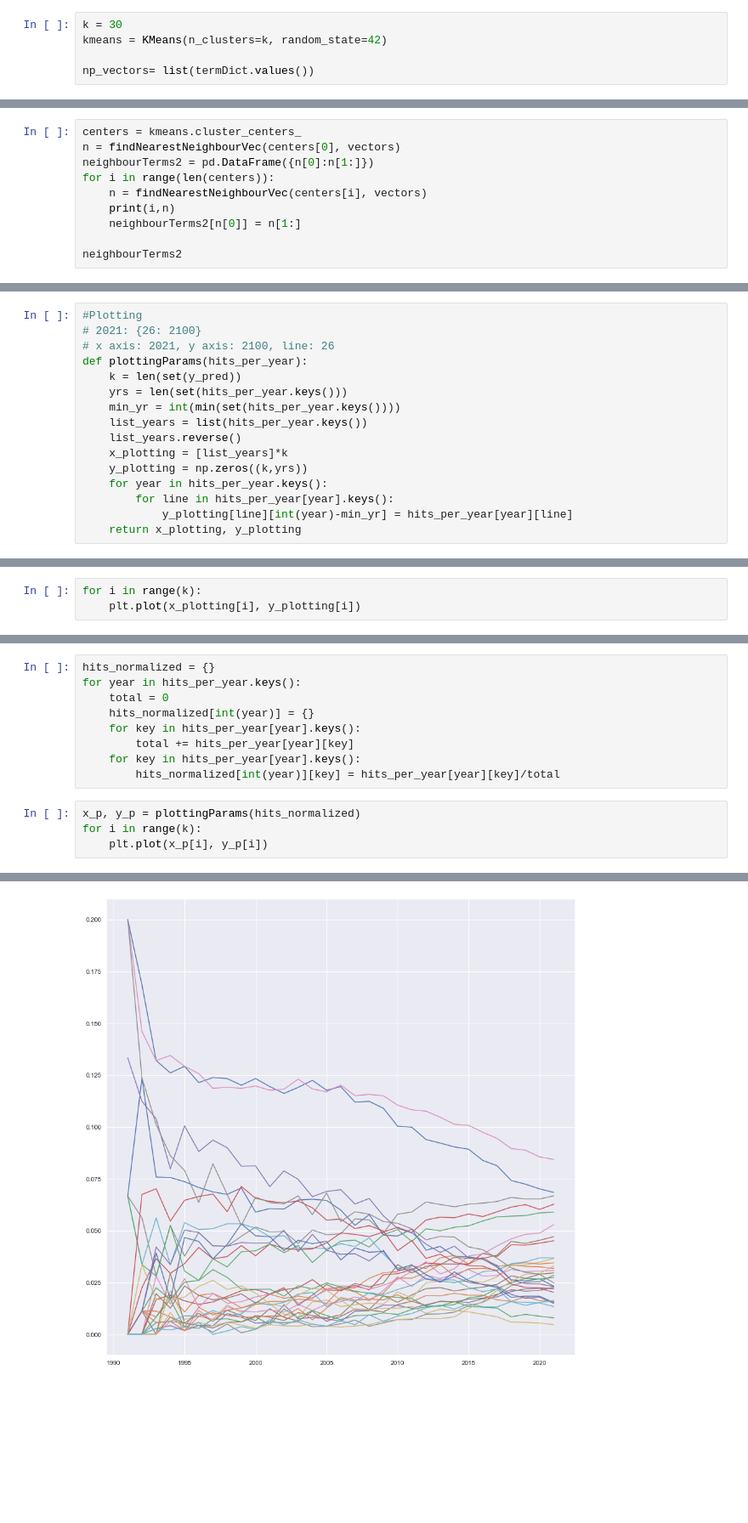
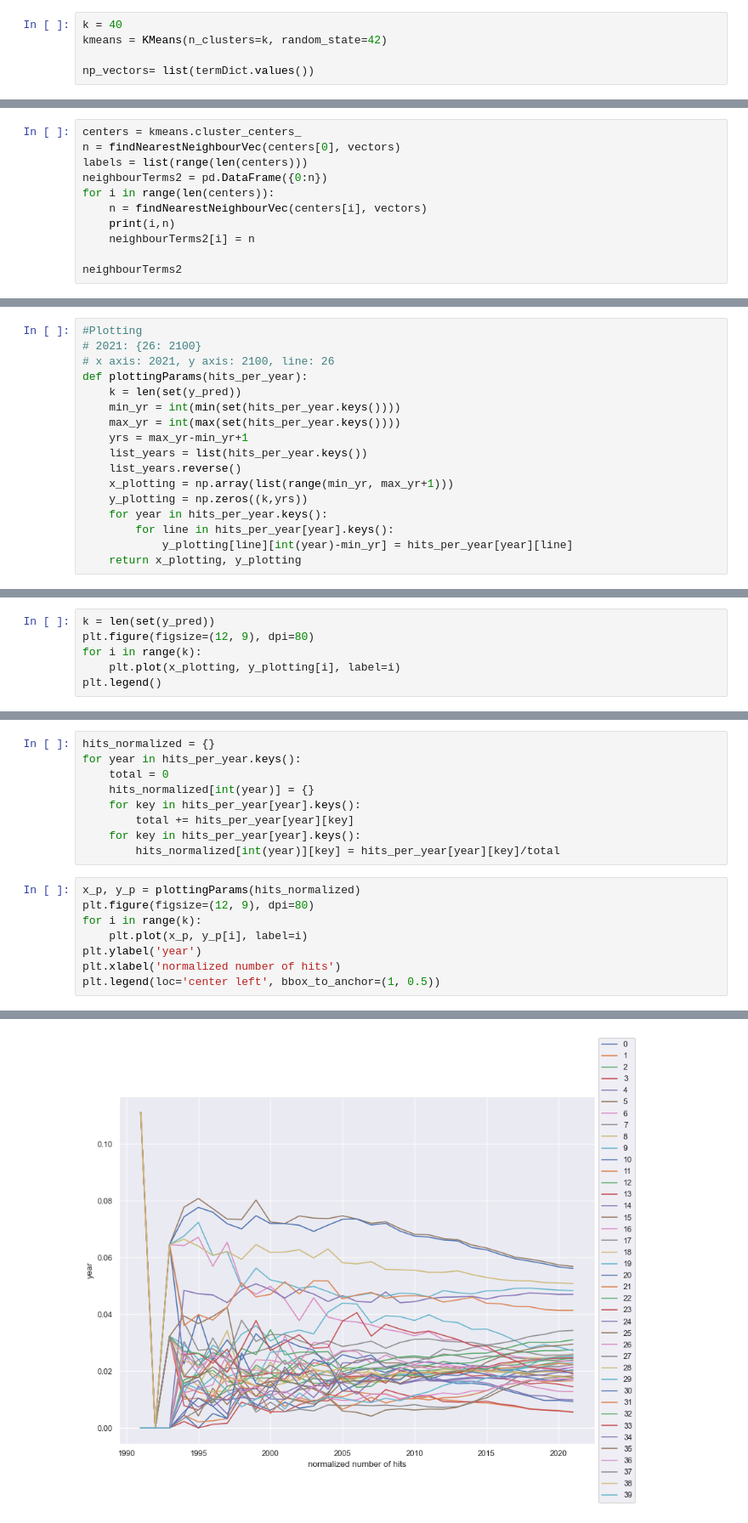
Before and after one commit to mijovicmia/4YP, a Jupyter notebook: Work/work w7.ipynb, the cells around one changed output, grey strips where cells are left out. Shown at 85% size. Saved outputs shown, nothing was run; the diff lists cells and outputs as text; blank space fills up the shorter version.

```diff
--- a/Work/work w7.ipynb
+++ b/Work/work w7.ipynb
@@ -549,7 +542,7 @@ from sklearn.pipeline import Pipeline
 from scipy.spatial.distance import cdist
 from sklearn import metrics
 # %%
-k = 30
+k = 40
 kmeans = KMeans(n_clusters=k, random_state=42)
 
 np_vectors= list(termDict.values())
@@ -613,11 +609,12 @@ def findNearestNeighbourVec(term_vec, vectors):
 # %%
 centers = kmeans.cluster_centers_
 n = findNearestNeighbourVec(centers[0], vectors)
-neighbourTerms2 = pd.DataFrame({n[0]:n[1:]})
+labels = list(range(len(centers)))
+neighbourTerms2 = pd.DataFrame({0:n})
 for i in range(len(centers)):
     n = findNearestNeighbourVec(centers[i], vectors)
     print(i,n)
-    neighbourTerms2[n[0]] = n[1:]
+    neighbourTerms2[i] = n
 
 neighbourTerms2
 # %% [output]
@@ -772,11 +756,12 @@ hits_per_year
 # x axis: 2021, y axis: 2100, line: 26
 def plottingParams(hits_per_year):
     k = len(set(y_pred))
-    yrs = len(set(hits_per_year.keys()))
     min_yr = int(min(set(hits_per_year.keys())))
+    max_yr = int(max(set(hits_per_year.keys())))
+    yrs = max_yr-min_yr+1
     list_years = list(hits_per_year.keys())
     list_years.reverse()
-    x_plotting = [list_years]*k
+    x_plotting = np.array(list(range(min_yr, max_yr+1)))
     y_plotting = np.zeros((k,yrs))
     for year in hits_per_year.keys():
         for line in hits_per_year[year].keys():
@@ -795,4 +778,7 @@ plt.plot(x_plotting[0], y_plotting[0])
 # %%
+k = len(set(y_pred))
+plt.figure(figsize=(12, 9), dpi=80)
 for i in range(k):
-    plt.plot(x_plotting[i], y_plotting[i])
+    plt.plot(x_plotting, y_plotting[i], label=i)
+plt.legend()
 # %% [output]
@@ -810,6 +797,10 @@ for year in hits_per_year.keys():
         hits_normalized[int(year)][key] = hits_per_year[year][key]/total
 # %%
 x_p, y_p = plottingParams(hits_normalized)
+plt.figure(figsize=(12, 9), dpi=80)
 for i in range(k):
-    plt.plot(x_p[i], y_p[i])
+    plt.plot(x_p, y_p[i], label=i)
+plt.ylabel('year')
+plt.xlabel('normalized number of hits')
+plt.legend(loc='center left', bbox_to_anchor=(1, 0.5))
 # %% [output]
@@ -816 +808 @@ for i in range(k):
-[figure, old version]
+[figure, new version]
```
Also changed, not shown: parts of 44 cells of this notebook, 3 other files.
